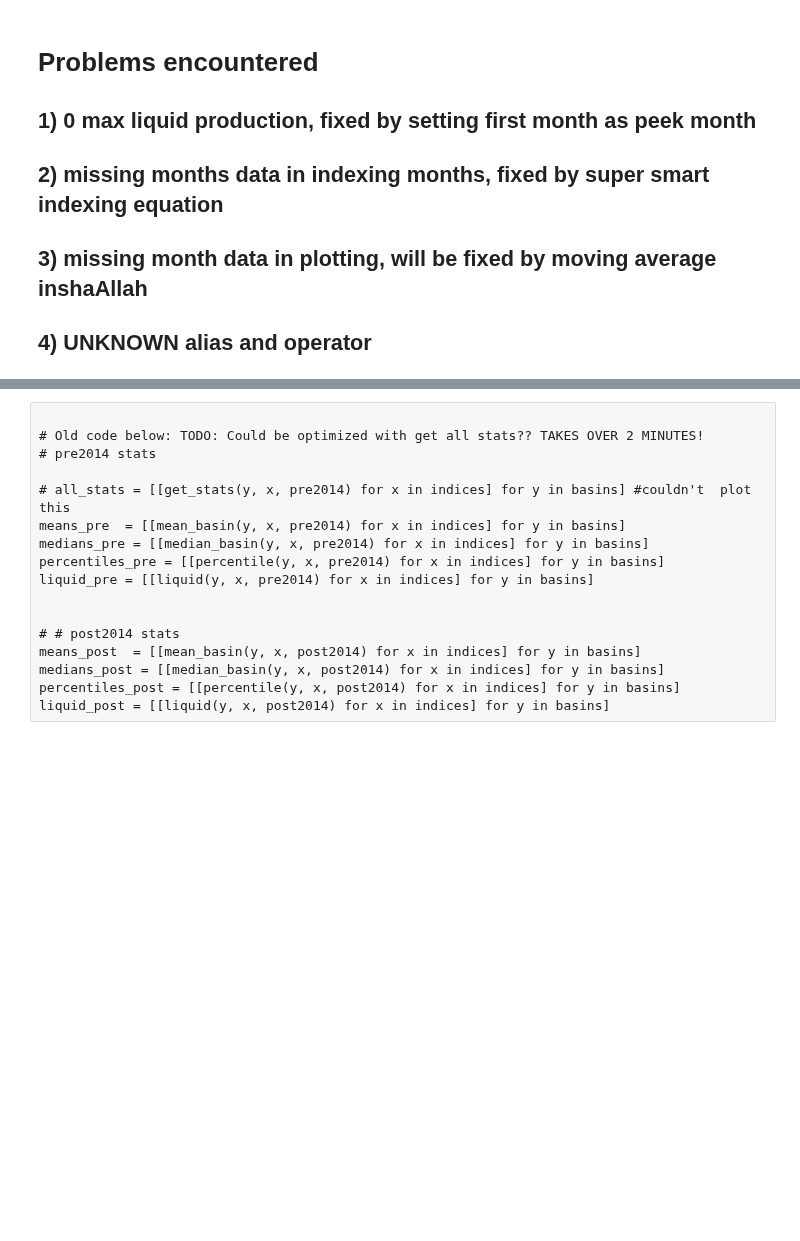
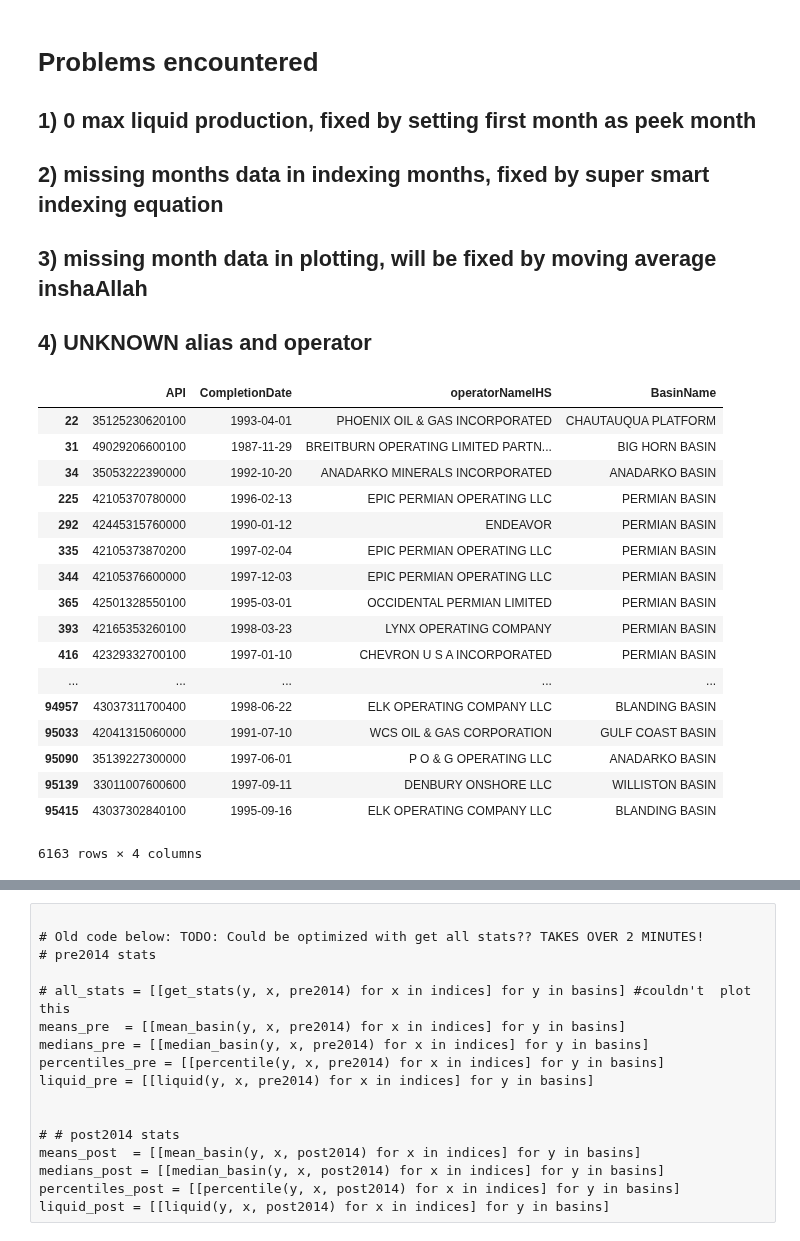
Before and after one commit to NourhanKhaled/DataScience-Project, a Jupyter notebook: Milestone1/Milestone_1.ipynb, the cells around one changed output, grey strips where cells are left out. Cells and saved outputs as stored; diff of their text form; code cells hidden in the pictures; blank space fills up the shorter version.

```diff
--- a/Milestone1/Milestone_1.ipynb
+++ b/Milestone1/Milestone_1.ipynb
@@ -54,6 +58,27 @@ indexed_prod_data = new_prod_data3
 ## 4) UNKNOWN alias and operator
 # %%
 # TODO: disregard wells/basins? with less than 5 years production
+# %%
+wells_data[wells_data['CompletionDate'] < '2000-01-01'] #95420 - 93873
+# %% [output]
+|  | API | CompletionDate | operatorNameIHS | BasinName |
+| 22 | 35125230620100 | 1993-04-01 | PHOENIX OIL & GAS INCORPORATED | CHAUTAUQUA PLATFORM |
+| 31 | 49029206600100 | 1987-11-29 | BREITBURN OPERATING LIMITED PARTN... | BIG HORN BASIN |
+| 34 | 35053222390000 | 1992-10-20 | ANADARKO MINERALS INCORPORATED | ANADARKO BASIN |
+| 225 | 42105370780000 | 1996-02-13 | EPIC PERMIAN OPERATING LLC | PERMIAN BASIN |
+| 292 | 42445315760000 | 1990-01-12 | ENDEAVOR | PERMIAN BASIN |
+| 335 | 42105373870200 | 1997-02-04 | EPIC PERMIAN OPERATING LLC | PERMIAN BASIN |
+| 344 | 42105376600000 | 1997-12-03 | EPIC PERMIAN OPERATING LLC | PERMIAN BASIN |
+| 365 | 42501328550100 | 1995-03-01 | OCCIDENTAL PERMIAN LIMITED | PERMIAN BASIN |
+| 393 | 42165353260100 | 1998-03-23 | LYNX OPERATING COMPANY | PERMIAN BASIN |
+| 416 | 42329332700100 | 1997-01-10 | CHEVRON U S A INCORPORATED | PERMIAN BASIN |
+| ... | ... | ... | ... | ... |
+| 94957 | 43037311700400 | 1998-06-22 | ELK OPERATING COMPANY LLC | BLANDING BASIN |
+| 95033 | 42041315060000 | 1991-07-10 | WCS OIL & GAS CORPORATION | GULF COAST BASIN |
+| 95090 | 35139227300000 | 1997-06-01 | P O & G OPERATING LLC | ANADARKO BASIN |
+| 95139 | 33011007600600 | 1997-09-11 | DENBURY ONSHORE LLC | WILLISTON BASIN |
+| 95415 | 43037302840100 | 1995-09-16 | ELK OPERATING COMPANY LLC | BLANDING BASIN |
+6163 rows × 4 columns
 # %%
 wells_data_4basins = wells_data[wells_data['BasinName'] == 'DENVER BASIN']
 wells_data_4basins = wells_data_4basins.append(wells_data[wells_data['BasinName'] == 'PERMIAN BASIN'])
```
Also changed, not shown: parts of 5 cells of this notebook.
